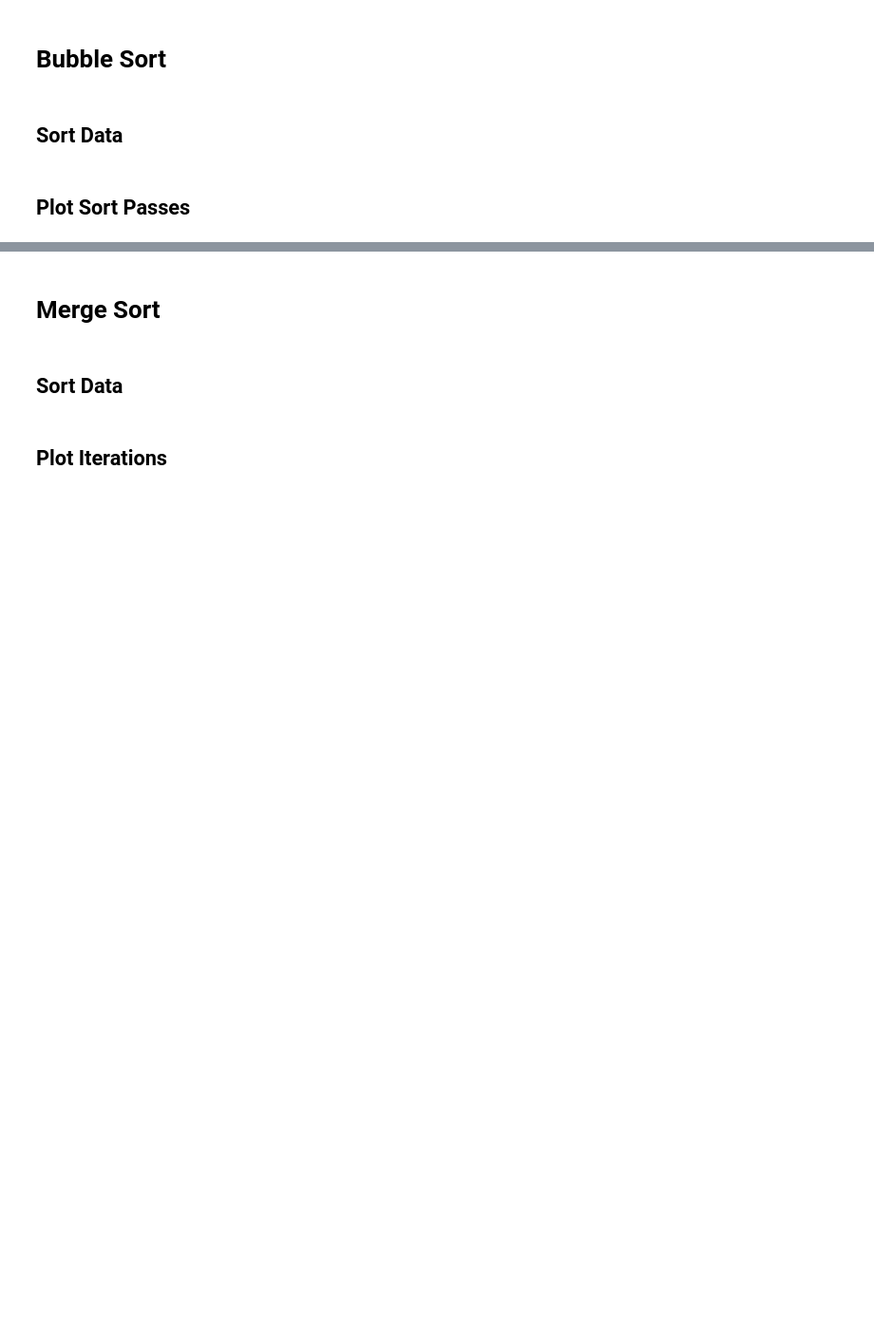
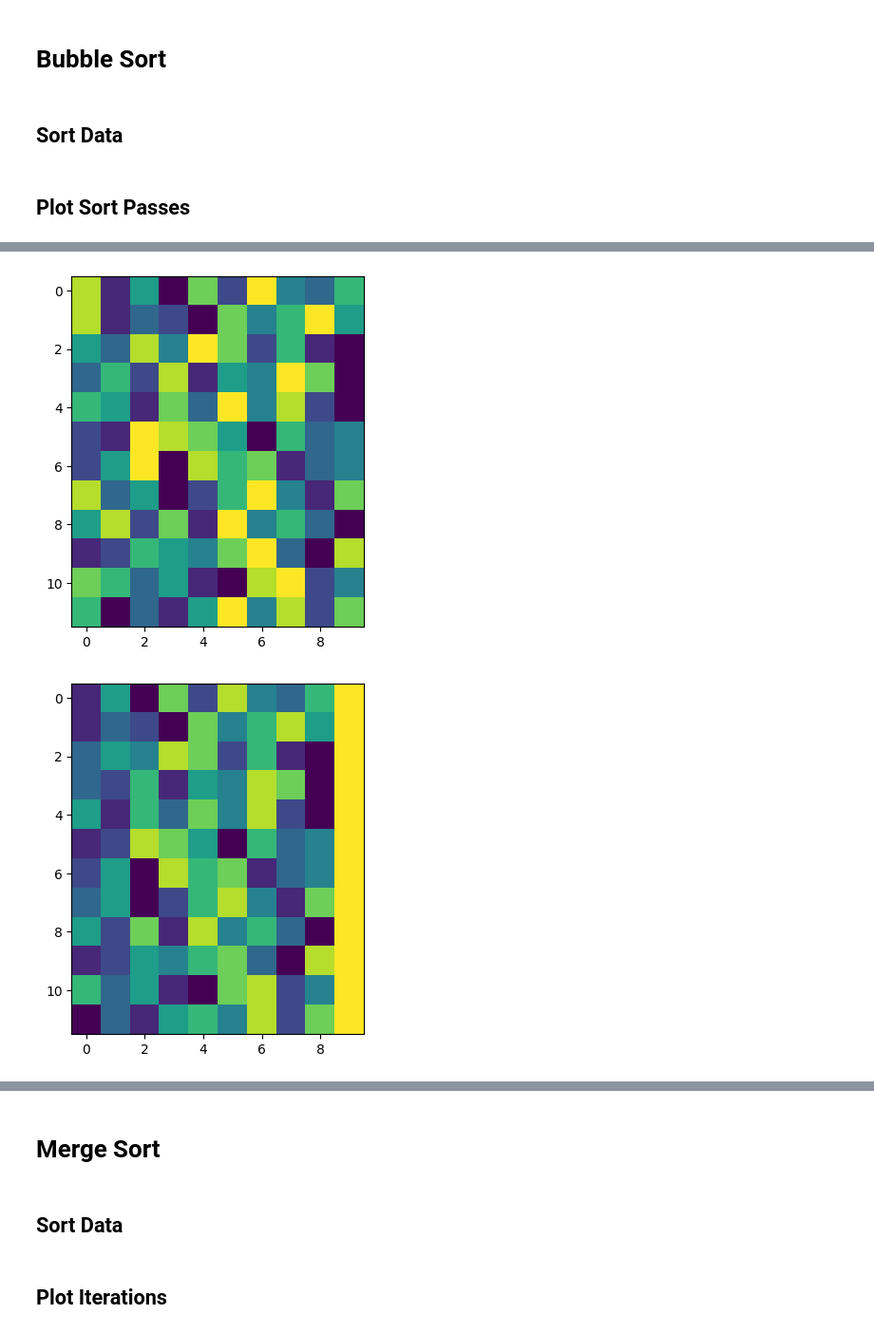
Before and after one commit to GeoffBarrett/SortViz, a Jupyter notebook: sortviz/notebooks/sorters.ipynb, the cells around one changed output, grey strips where cells are left out. Shown: that part at 95% size. Saved outputs shown, nothing was run; the diff lists cells and outputs as text; code cells hidden in the pictures; blank space fills up the shorter version.

```diff
--- a/sortviz/notebooks/sorters.ipynb
+++ b/sortviz/notebooks/sorters.ipynb
@@ -44,0 +35,7 @@ m_utils.plot_sort("bubble_sort.json")
+# %%
+bubble_figs = m_utils.plot_sort("bubble_sort.json")
+for idx, fig in enumerate(bubble_figs):
+    fig.savefig(f"../../images/bubble_sorter_{idx}.png")
+# %% [output]
+[figure, added]
+[figure, added]
```
Also changed, not shown: parts of 11 cells of this notebook, 22 other files.
